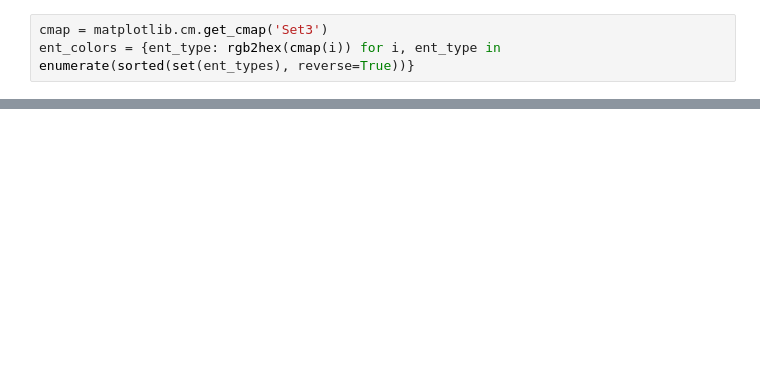
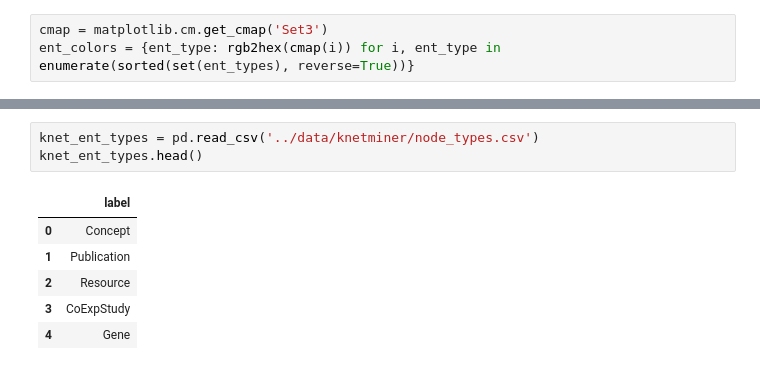
Before and after one commit to serenalotreck/literature-genes, a Jupyter notebook: notebooks/graph_quality_evaluation.ipynb, the cells around one changed output, grey strips where cells are left out. Saved outputs shown, nothing was run; the diff lists cells and outputs as text; blank space fills up the shorter version.

```diff
--- a/notebooks/graph_quality_evaluation.ipynb
+++ b/notebooks/graph_quality_evaluation.ipynb
@@ -520,0 +527,10 @@ for doc_key, doc in docs_with_ents.items():
+# %%
+knet_ent_types = pd.read_csv('../data/knetminer/node_types.csv')
+knet_ent_types.head()
+# %% [output]
+|  | label |
+| 0 | Concept |
+| 1 | Publication |
+| 2 | Resource |
+| 3 | CoExpStudy |
+| 4 | Gene |
```
Also changed, not shown: parts of 32 cells of this notebook, 1 other file.
